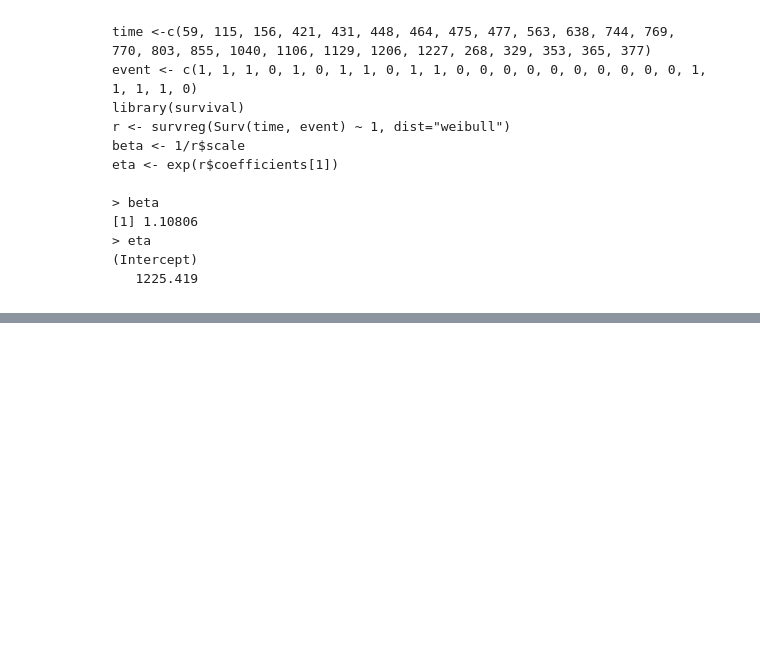
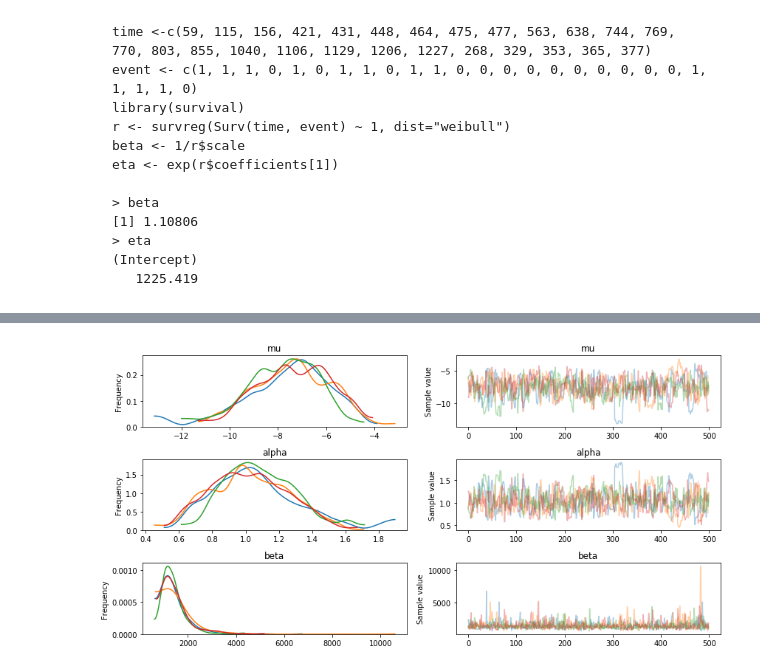
Before and after one commit to junpenglao/Planet_Sakaar_Data_Science, a Jupyter notebook: PyMC3QnA/discourse_1107.ipynb, the cells around one changed output, grey strips where cells are left out. Cells and saved outputs as stored; diff of their text form; code cells hidden in the pictures; blank space fills up the shorter version.

Commit message:
Weibull

```diff
--- a/PyMC3QnA/discourse_1107.ipynb
+++ b/PyMC3QnA/discourse_1107.ipynb
@@ -90,3 +220,24 @@ time = np.asarray([59, 115, 156, 421, 431, 448, 464, 475, 477, 563, 638, 744,
                    769, 770, 803, 855, 1040, 1106, 1129, 1206, 1227, 268, 329, 353, 365, 377], dtype=np.float64)
 event = np.asarray([1, 1, 1, 0, 1, 0, 1, 1, 0, 1, 1, 0, 0,
                     0, 0, 0, 0, 0, 0, 0, 0, 1, 1, 1, 1, 0])
+# %%
+sd_mu = 10.0
+sd_al = 10.0
+
+
+def weibull_lccdf(value, alpha, beta):
+    return - (value / beta)**alpha
+
+
+with pm.Model() as weibull:
+    alpha_raw = pm.Normal('a0', mu=0., sd=.1)
+    mu = pm.Normal('mu', mu=0., sd=sd_mu)
+
+    alpha = pm.Deterministic('alpha', tt.exp(sd_al * alpha_raw))
+    beta = pm.Deterministic('beta', tt.exp(-(mu / alpha)))
+    y1 = pm.Weibull(
+        'y1', alpha, beta, observed=time[event == 1])
+    y0 = pm.Potential(
+        'y0', weibull_lccdf(time[event == 0], alpha, beta))
+
+    trace = pm.sample(init='adapt_diag')
@@ -92,0 +257,5 @@ event = np.asarray([1, 1, 1, 0, 1, 0, 1, 1, 0, 1, 1, 0, 0,
+# %%
+pm.traceplot(trace,
+             varnames=['mu', 'alpha', 'beta']);
+# %% [output]
+[figure, added]
```
Also changed, not shown: parts of 12 cells of this notebook.
